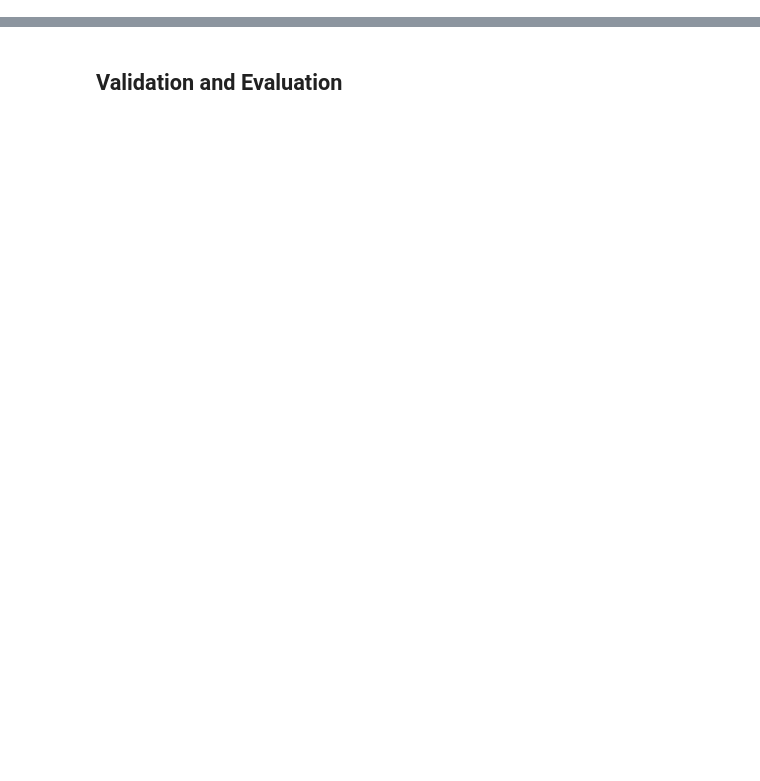
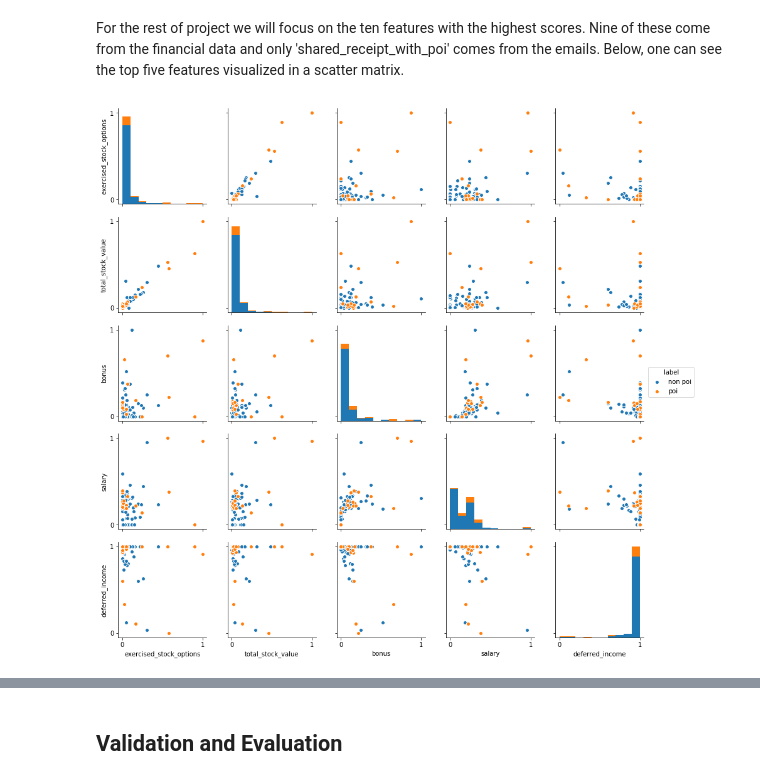
Before and after one commit to ttsteiger/Udacity_DAND, a Jupyter notebook: DAND_p5/report.ipynb, the cells around one changed output, grey strips where cells are left out. Cells and saved outputs as stored; diff of their text form; code cells hidden in the pictures; blank space fills up the shorter version.

```diff
--- a/DAND_p5/report.ipynb
+++ b/DAND_p5/report.ipynb
@@ -286,0 +289,13 @@ data_df[data_df['email_address'] == 'andrew.fastow@enron.com']
+# %%
+X = data_df.fillna(value=0).select_dtypes(include=[np.number])
+y = data_df['poi']
+
+selector = SelectKBest(k=X.shape[1])
+selector.fit(X, y)
+
+features = X[selector.get_support(indices=True)].columns.values
+scores = selector.scores_
+score_list = sorted([(f, s) for f, s in zip(features, scores)], key=lambda tup: tup[1], reverse=True)
+
+for tup in score_list:
+    print("{}: {}".format(tup[0], tup[1]))
@@ -286,0 +320,40 @@ data_df[data_df['email_address'] == 'andrew.fastow@enron.com']
+# %% [markdown]
+For the rest of project we will focus on the ten features with the highest scores. Nine of these come from the financial data and only 'shared_receipt_with_poi' comes from the emails. Below, one can see the top five features visualized in a scatter matrix.
+# %%
+# create scatter matrix of the top 5 features
+top_5_features = [f for (f, s) in list(score_list)[:5]]
+
+# add 'poi' to include this feature in the plotting dataframe
+plot_features = top_5_features
+plot_features.append('poi')
+
+# create dataframe copy with the desired columns for plotting
+data_df_plot = data_df.loc[:, plot_features].fillna(value=0)
+
+# scale all features except for 'poi'
+scaler = MinMaxScaler()
+data_df_plot[top_5_features[:-1]] = scaler.fit_transform(data_df_plot[top_5_features[:-1]])
+
+# create 'label' feature as 'hue' input for sns.pairplot()
+data_df_plot['label'] = 0
+data_df_plot.loc[data_df_plot['poi'] == True, 'label'] = 'poi'
+data_df_plot.loc[data_df_plot['poi'] == False, 'label'] = 'non poi'
+
+# remove 'poi' feature
+data_df_plot.drop(['poi'], axis=1, inplace=True)
+
+# create pairplot
+fig = sns.pairplot(data_df_plot, hue="label", diag_kind="hist")
+
+# format axes
+for i, axes in enumerate(fig.axes):
+    for j, ax in enumerate(axes):
+        ax.set(xlim=[-0.05, 1.05], ylim=[-0.05, 1.05])
+        ax.set_xticklabels([0, 1])
+        ax.set_xticks([0, 1])
+        ax.set_yticklabels([0, 1])
+        ax.set_yticks([0, 1])
+
+plt.show()
+# %% [output]
+[figure, added]
```
Also changed, not shown: parts of 45 cells of this notebook, 1 other file.
